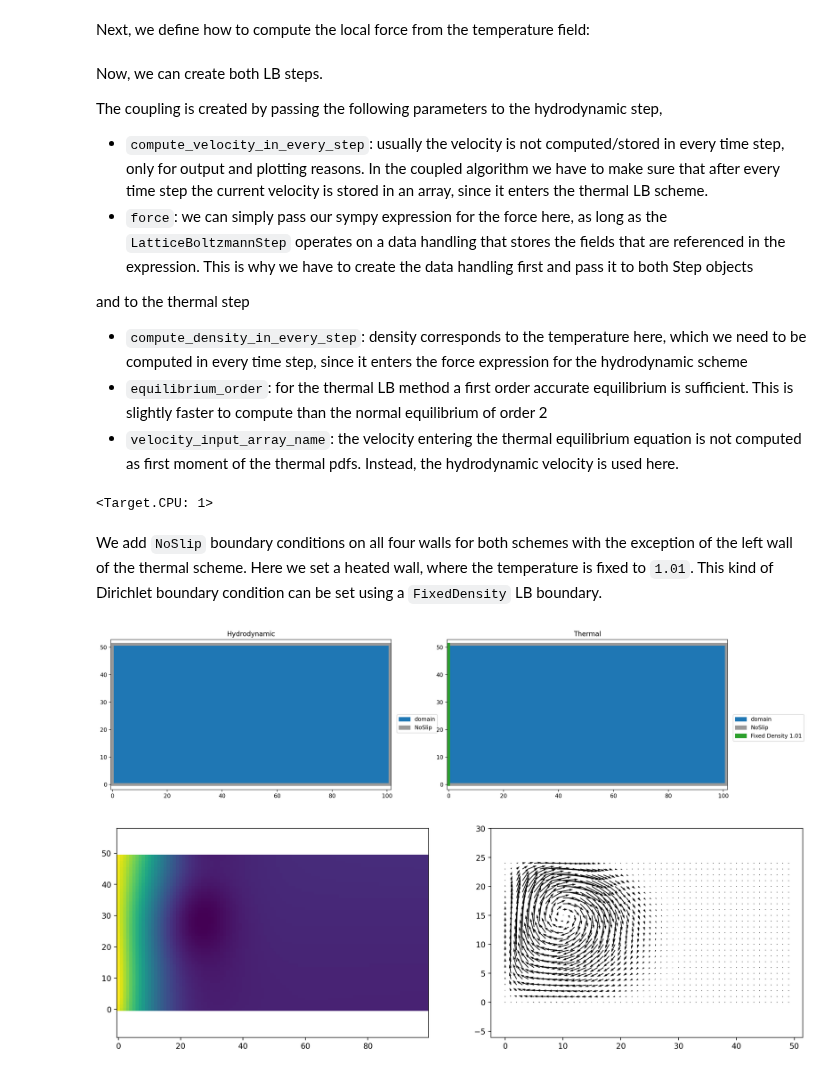
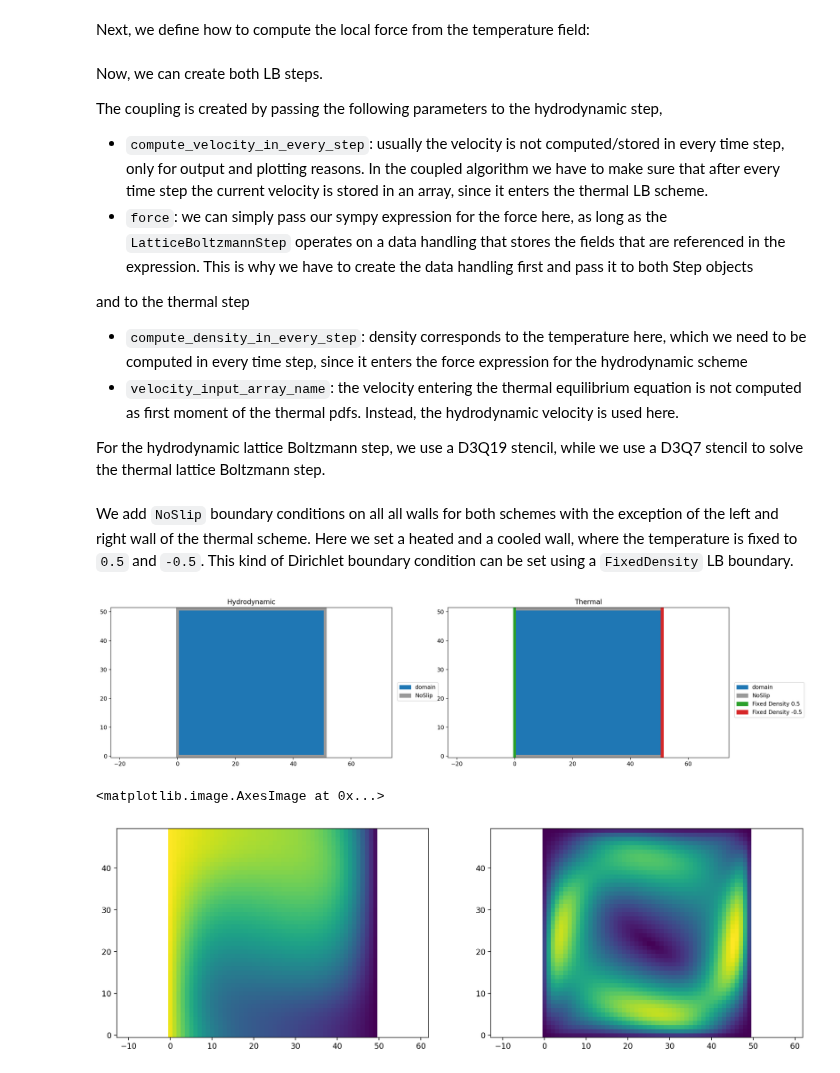
Before and after one commit to mabau/lbmpy, a Jupyter notebook: doc/notebooks/07_tutorial_thermal_lbm.ipynb, the cells around one changed output. Cells and saved outputs as stored; diff of their text form; code cells hidden in the pictures.

Commit message:
D3Q7 Stencil

```diff
--- a/doc/notebooks/07_tutorial_thermal_lbm.ipynb
+++ b/doc/notebooks/07_tutorial_thermal_lbm.ipynb
@@ -22,8 +22,7 @@ dh.fill('T', val=1.0)
 # %% [markdown]
 Next, we define how to compute the local force from the temperature field:
 # %%
-gravity = sp.Matrix([0, -1e-2])
-force = -gravity * (temperature_field(0) - 1.0)
+force = sp.Matrix([0, temperature_field.center * 3e-4, 0])
 # %% [markdown]
 Now, we can create both LB steps.
 
@@ -34,40 +33,44 @@ The coupling is created by passing the following parameters to the hydrodynamic
 
 and to the thermal step
 - `compute_density_in_every_step`: density corresponds to the temperature here, which we need to be computed in every time step, since it enters the force expression for the hydrodynamic scheme
-- `equilibrium_order`: for the thermal LB method a first order accurate equilibrium is sufficient. This is slightly faster to compute than the normal equilibrium of order 2
 - `velocity_input_array_name`: the velocity entering the thermal equilibrium equation is not computed as first moment of the thermal pdfs. Instead, the hydrodynamic velocity is used here.
+
+For the hydrodynamic lattice Boltzmann step, we use a D3Q19 stencil, while we use a D3Q7 stencil to solve the thermal lattice Boltzmann step.
 # %%
-optimization = {'target': Target.GPU if gpu else Target.CPU, 'openmp': 4}
+config = ps.CreateKernelConfig(target=target, cpu_openmp=True)
 
-hydro_step   = LatticeBoltzmannStep(data_handling=dh, name='hydro', optimization=optimization,
+target = ps.Target.CPU
+dh = ps.create_data_handling(domain_size, default_target=target)
+temperature_field = dh.add_array("T", values_per_cell=1)
+dh.fill('T', val=0.0)
+
+hydro_step   = LatticeBoltzmannStep(data_handling=dh, name='hydro', stencil=LBStencil(Stencil.D3Q19),
                                     relaxation_rate=1.8,
                                     compute_velocity_in_every_step=True,
-                                    force=force)
-thermal_step = LatticeBoltzmannStep(data_handling=dh, name='thermal', optimization=optimization,
-                                    relaxation_rate=1.8, density_data_name="T",
+                                    force=force, config=config)
+thermal_step = LatticeBoltzmannStep(data_handling=dh, name='thermal', stencil=LBStencil(Stencil.D3Q7),
+                                    relaxation_rate=1.3, density_data_name="T",
                                     compute_density_in_every_step=True,
-                                    equilibrium_order=1,
-                                    velocity_input_array_name=hydro_step.velocity_data_name)
+                                    compressible=True,
+                                    velocity_input_array_name=hydro_step.velocity_data_name,
+                                    config=config)
-# %%
-hydro_step.data_handling.default_target
-# %% [output]
-<Target.CPU: 1>
 # %% [markdown]
-We add `NoSlip` boundary conditions on all four walls for both schemes with the exception of the left wall of the thermal scheme. Here we set a heated wall, where the temperature is fixed to `1.01`. This kind of Dirichlet boundary condition can be set using a `FixedDensity` LB boundary.
+We add `NoSlip` boundary conditions on all all walls for both schemes with the exception of the left and right wall of the thermal scheme. Here we set a heated and a cooled wall, where the temperature is fixed to `0.5` and `-0.5`. This kind of Dirichlet boundary condition can be set using a `FixedDensity` LB boundary.
 # %%
 add_box_boundary(hydro_step.boundary_handling)
 add_box_boundary(thermal_step.boundary_handling)
-thermal_step.boundary_handling.set_boundary(FixedDensity(1.01), slice_from_direction('W', dh.dim))
+thermal_step.boundary_handling.set_boundary(FixedDensity(0.5), slice_from_direction('W', dh.dim))
+thermal_step.boundary_handling.set_boundary(FixedDensity(-0.5), slice_from_direction('E', dh.dim))
 
 plt.figure(figsize=(20, 5), dpi=200)
 plt.subplot(1, 2, 1)
 plt.title("Hydrodynamic")
-plt.boundary_handling(hydro_step.boundary_handling)
+plt.boundary_handling(hydro_step.boundary_handling, make_slice[:, :, domain_size[2] // 2])
 plt.subplot(1, 2, 2)
 plt.title("Thermal")
-plt.boundary_handling(thermal_step.boundary_handling)
+plt.boundary_handling(thermal_step.boundary_handling, make_slice[:, :, domain_size[2] // 2])
 # %% [output]
-[figure, old version]
+[figure, new version]
 # %%
 def run(time_steps):
     hydro_step.pre_run()
@@ -82,11 +93,9 @@ def run(time_steps):
 # %%
-run(5000)
-assert dh.max('T') < 2
-
 plt.figure(figsize=(16, 5), dpi=200)
 plt.subplot(1, 2, 1)
-plt.scalar_field(thermal_step.density[:, :])
+plt.scalar_field(thermal_step.density[:, :, domain_size[2] // 2])
 plt.subplot(1, 2, 2)
-plt.vector_field(hydro_step.velocity[:, :]);
+plt.vector_field_magnitude(hydro_step.velocity[:, :, domain_size[2] // 2])
 # %% [output]
+<matplotlib.image.AxesImage at 0x...>
-[figure, old version]
+[figure, new version]
```
Also changed, not shown: parts of 4 cells of this notebook, 16 other files.
